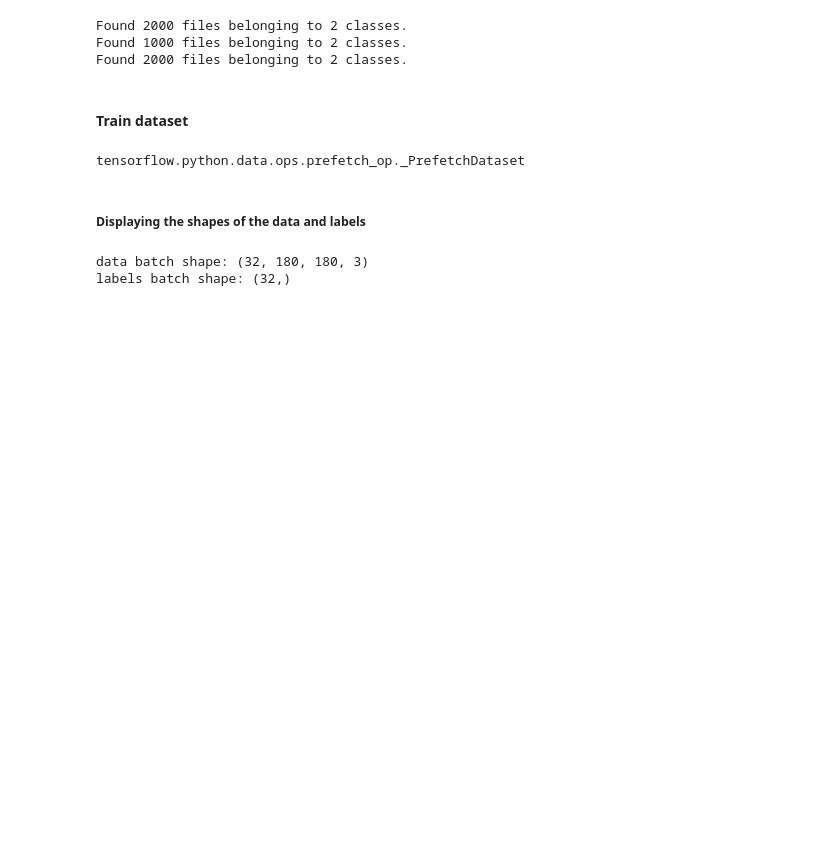
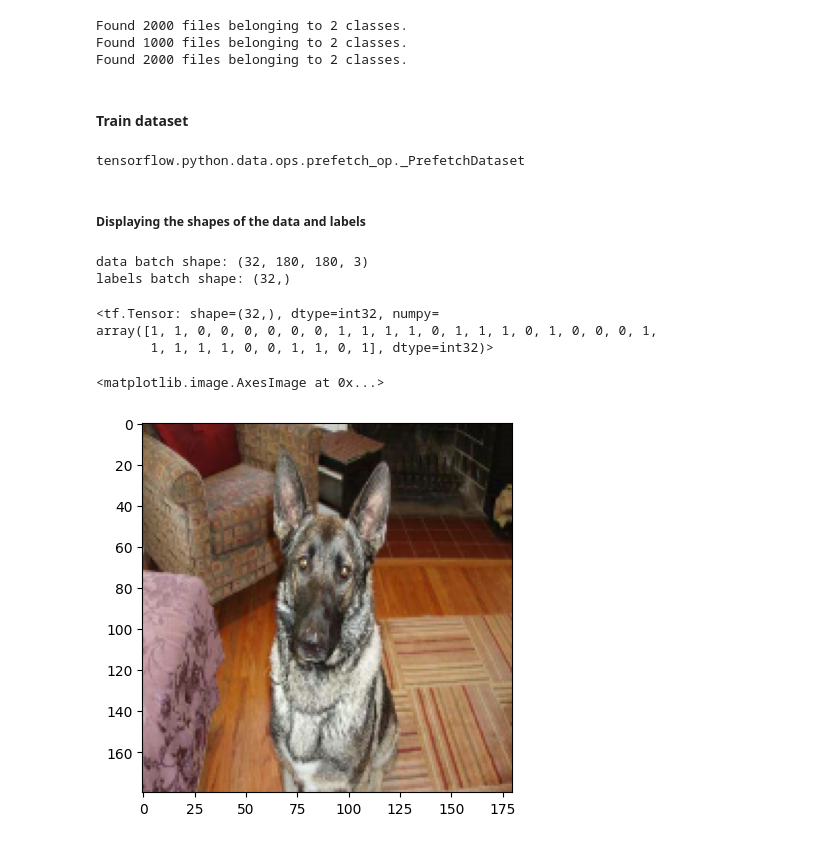
Before and after one commit to Reddy3001/Practicallab3, a Jupyter notebook: Finalsubmission.ipynb, the cells around one changed output. Drawn from its saved outputs; the diff is of its cells as text; code cells hidden in the pictures; blank space fills up the shorter version.

```diff
--- a/Finalsubmission.ipynb
+++ b/Finalsubmission.ipynb
@@ -142,3 +148,17 @@ for data_batch, labels_batch in train_dataset:
 # %% [output]
 data batch shape: (32, 180, 180, 3)
 labels batch shape: (32,)
+# %%
+labels_batch
+# %% [output]
+<tf.Tensor: shape=(32,), dtype=int32, numpy=
+array([1, 1, 0, 0, 0, 0, 0, 0, 1, 1, 1, 1, 0, 1, 1, 1, 0, 1, 0, 0, 0, 1,
+       1, 1, 1, 1, 0, 0, 1, 1, 0, 1], dtype=int32)>
+# %%
+# import imshow
+import matplotlib.pyplot as plt
+
+plt.imshow(data_batch[0].numpy().astype("uint8"))
+# %% [output]
+<matplotlib.image.AxesImage at 0x...>
+[figure, added]
```
Also changed, not shown: parts of 4 cells of this notebook.
